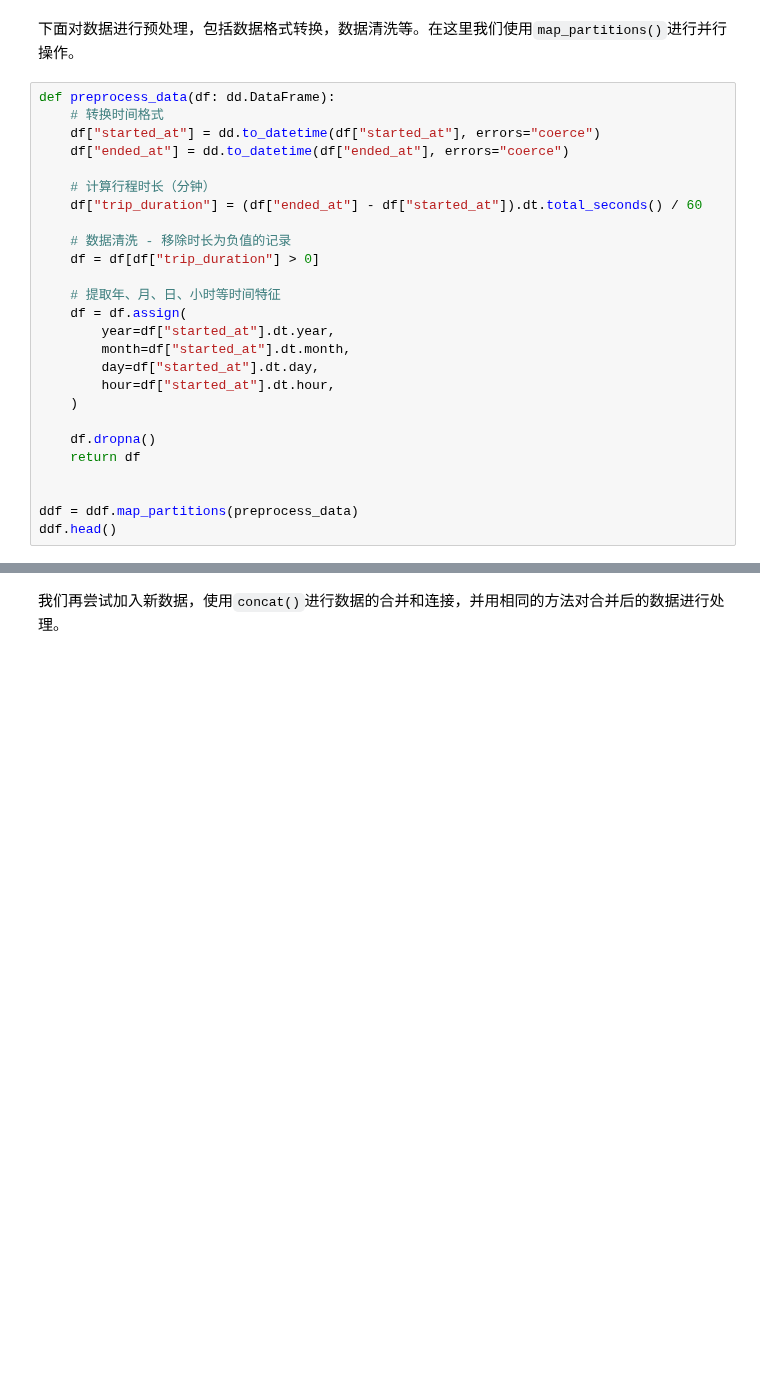
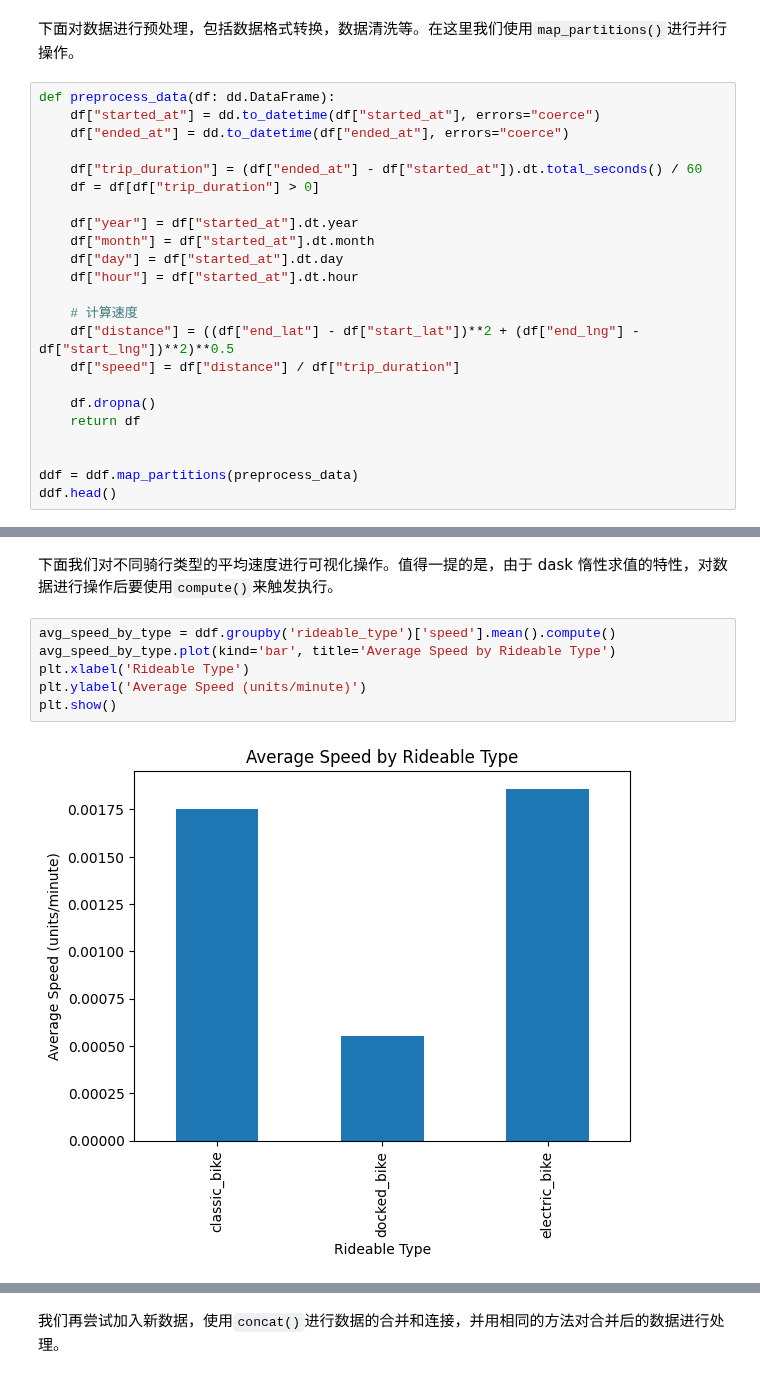
Before and after one commit to godaai/scale-py-zh, a Jupyter notebook: ch-dask-dataframe/dask-data-analysis.ipynb, the cells around one changed output, grey strips where cells are left out. Saved outputs shown, nothing was run; the diff lists cells and outputs as text; blank space fills up the shorter version.

Commit message:
dask case 1 add plot

```diff
--- a/ch-dask-dataframe/dask-data-analysis.ipynb
+++ b/ch-dask-dataframe/dask-data-analysis.ipynb
@@ -41,23 +41,20 @@ ddf.head()
 下面对数据进行预处理，包括数据格式转换，数据清洗等。在这里我们使用`map_partitions()`进行并行操作。
 # %%
 def preprocess_data(df: dd.DataFrame):
-    # 转换时间格式
     df["started_at"] = dd.to_datetime(df["started_at"], errors="coerce")
     df["ended_at"] = dd.to_datetime(df["ended_at"], errors="coerce")
 
-    # 计算行程时长（分钟）
     df["trip_duration"] = (df["ended_at"] - df["started_at"]).dt.total_seconds() / 60
-
-    # 数据清洗 - 移除时长为负值的记录
     df = df[df["trip_duration"] > 0]
 
-    # 提取年、月、日、小时等时间特征
-    df = df.assign(
-        year=df["started_at"].dt.year,
-        month=df["started_at"].dt.month,
-        day=df["started_at"].dt.day,
-        hour=df["started_at"].dt.hour,
-    )
+    df["year"] = df["started_at"].dt.year
+    df["month"] = df["started_at"].dt.month
+    df["day"] = df["started_at"].dt.day
+    df["hour"] = df["started_at"].dt.hour
+
+    # 计算速度
+    df["distance"] = ((df["end_lat"] - df["start_lat"])**2 + (df["end_lng"] - df["start_lng"])**2)**0.5
+    df["speed"] = df["distance"] / df["trip_duration"]
 
     df.dropna()
     return df
@@ -72,4 +69,14 @@ ddf.head()
 | 2 | 5ABF032895F5D87E | classic_bike | 2023-01-29 15:27:04 | 2023-01-29 15:32:38 | Hoboken Terminal - Hudson St & Hu... | HB101 | Marshall St & 2 St | ... |
 | 3 | E7E1F9C53976D2F9 | classic_bike | 2023-01-24 18:35:08 | 2023-01-24 18:42:13 | Hoboken Terminal - Hudson St & Hu... | HB101 | Hamilton Park | ... |
 | 4 | 323165780CA0734B | classic_bike | 2023-01-21 20:44:09 | 2023-01-21 20:48:08 | Hamilton Park | JC009 | Manila & 1st | ... |
+# %% [markdown]
+下面我们对不同骑行类型的平均速度进行可视化操作。值得一提的是，由于 dask 惰性求值的特性，对数据进行操作后要使用`compute()`来触发执行。
+# %%
+avg_speed_by_type = ddf.groupby('rideable_type')['speed'].mean().compute()
+avg_speed_by_type.plot(kind='bar', title='Average Speed by Rideable Type')
+plt.xlabel('Rideable Type')
+plt.ylabel('Average Speed (units/minute)')
+plt.show()
+# %% [output]
+[figure, added]
 # %% [markdown]
```
Also changed, not shown: parts of 7 cells of this notebook.
